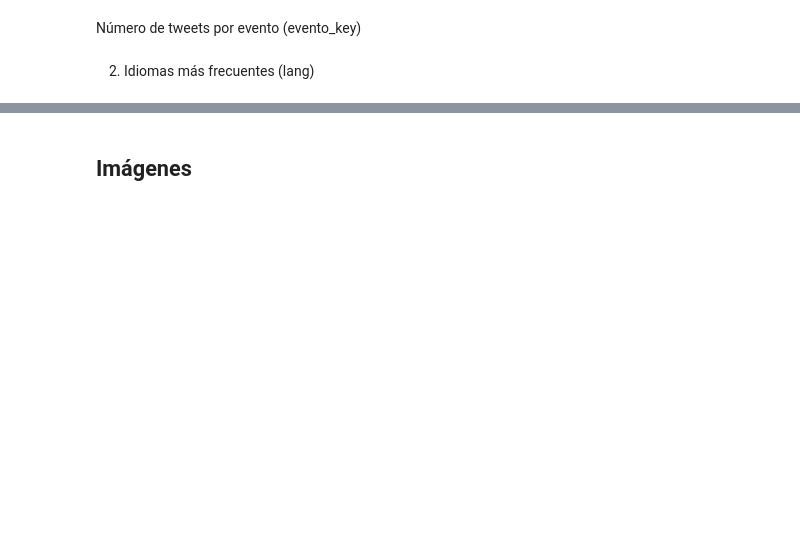
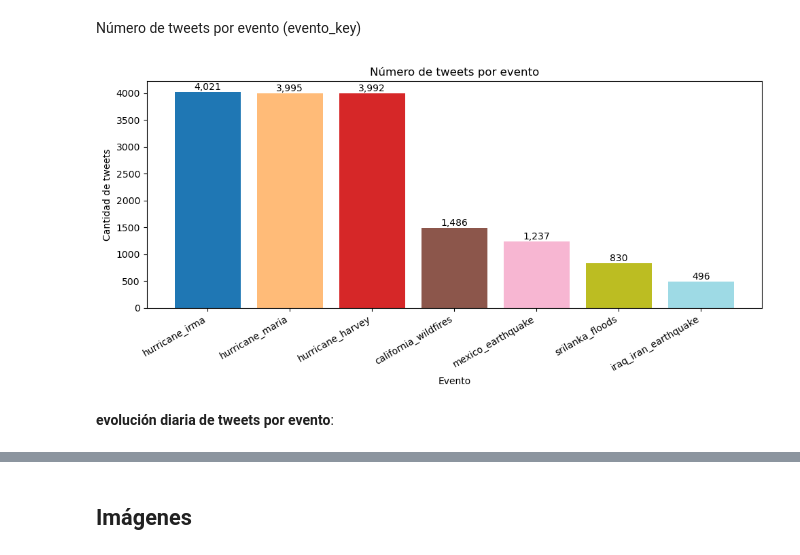
Before and after one commit to mborquezb/naive-fusion-and-finetuning-multimodal-models, a Jupyter notebook: mbb-cc66v-1-assignment-1.ipynb, the cells around one changed output, grey strips where cells are left out. Saved outputs shown, nothing was run; the diff lists cells and outputs as text; code cells hidden in the pictures; blank space fills up the shorter version.

```diff
--- a/mbb-cc66v-1-assignment-1.ipynb
+++ b/mbb-cc66v-1-assignment-1.ipynb
@@ -1127,13 +1508,6 @@ display(df_matriz_columnas_json.T)
   - única columna no universal: display_text_range, solo presente en hurricane_maria, california_wildfires
   - columnas parcialmente ausentes: quote_count y reply_count faltan en hurricane_harvey y srilanka_floods; retweeted_status falta en hurricane_maria y california_wildfires
 # %%
-df_unificado = cargar_jsons_unificados(df_archivos_json)
-
-# Columnas presentes:
-#print(df_unificado.columns)
-
-# Ver cuántos nulos tiene una columna “problemática”
-print(df_unificado["display_text_range"].isna().mean())
-# proporción de filas sin ese campo
+df_json_unificado = cargar_jsons_unificados(df_archivos_json)
 # %% [output]
 [INFO] cargar dataframe con todos los json:
@@ -1152,7 +1536,7 @@ print(df_unificado["display_text_range"].isna().mean())
 # %%
-df_unificado["created_at"] = pd.to_datetime(
-    df_unificado["created_at"],
+df_json_unificado["created_at"] = pd.to_datetime(
+    df_json_unificado["created_at"],
     format="%a %b %d %H:%M:%S %z %Y",
     errors="coerce",
 )
-df_unificado["text_len"] = df_unificado["text"].fillna("").str.len()
+df_json_unificado["text_len"] = df_json_unificado["text"].fillna("").str.len()
@@ -1161,24 +1560,26 @@ df_unificado.describe()
 # %% [markdown]
 Número de tweets por evento (evento_key)
 # %%
-conteo_evento = df_unificado["evento_key"].value_counts()
+conteo_evento = df_json_unificado["evento_key"].value_counts()
 
 cmap = plt.cm.tab20  # o viridis, plasma, Set3, etc.
 colors = cmap(np.linspace(0, 1, len(conteo_evento)))
 
 plt.figure(figsize=(10, 5))
 bars = plt.bar(conteo_evento.index, conteo_evento.values, color=colors)
 plt.title("Número de tweets por evento")
 plt.xlabel("Evento")
 plt.ylabel("Cantidad de tweets")
 plt.xticks(rotation=30, ha="right")
 
 for bar in bars:
     h = bar.get_height()
     plt.text(bar.get_x() + bar.get_width() / 2, h, f"{int(h):,}", ha="center", va="bottom")
 
 plt.tight_layout()
 plt.show()
+# %% [output]
+[figure, added]
 # %% [markdown]
-2. Idiomas más frecuentes (lang)
+**evolución diaria de tweets por evento**:
 # %%
```
Also changed, not shown: parts of 91 cells of this notebook, 2 other files.
